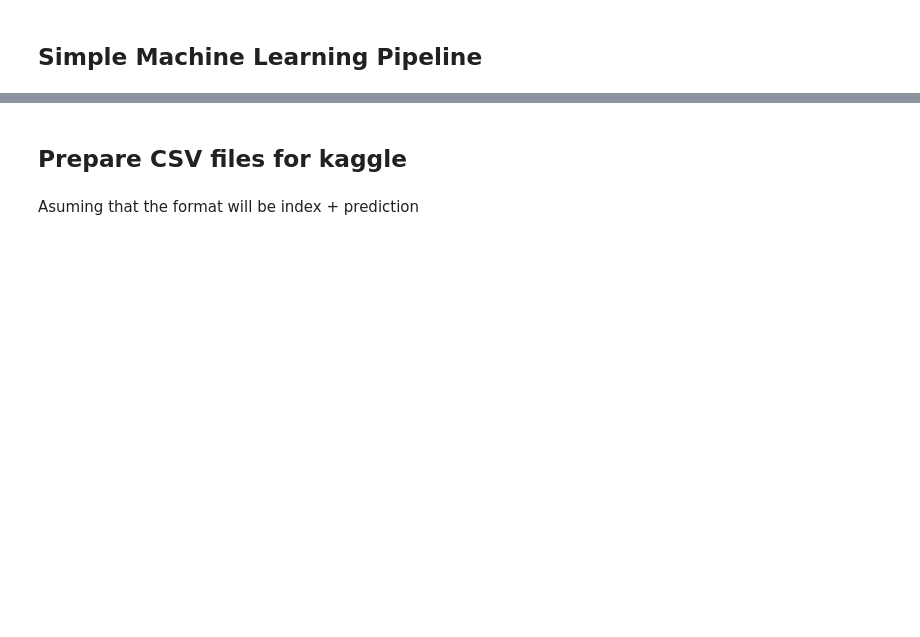
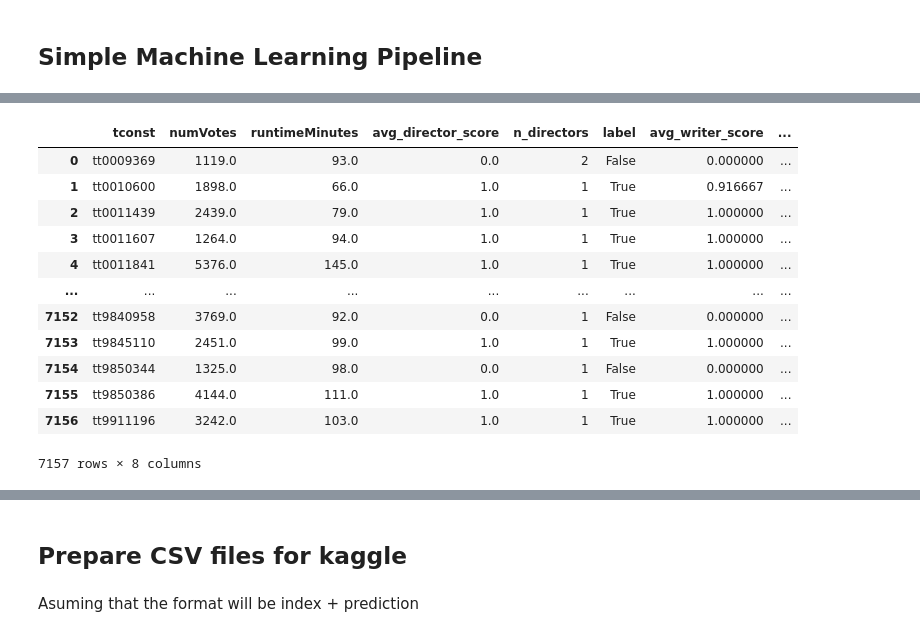
Before and after one commit to 8toz/BigDataProject_IMDB, a Jupyter notebook: imdb.ipynb, the cells around one changed output, grey strips where cells are left out. Cells and saved outputs as stored; diff of their text form; code cells hidden in the pictures; blank space fills up the shorter version.

```diff
--- a/imdb.ipynb
+++ b/imdb.ipynb
@@ -100,0 +88,14 @@ Name: count, Length: 15248, dtype: int64
+# %%
+def get_scores_train(df):
+    df = df.merge(directing_df, how="left", left_on="tconst", right_on="movie", suffixes=("_directors", "_writers"))
+    df = df.groupby(["tconst","numVotes", "runtimeMinutes", "label"])[["score"]].agg(["mean", "count"])
+    df.columns = ['_'.join(col) for col in df.columns]
+    df = df[["score_mean", "score_count"]]
+    df = df.rename(columns={"score_mean":"avg_director_score", "score_count":"n_directors"})
+    df = df.reset_index()
+    df = df.merge(writing_df, how="left", left_on="tconst", right_on="movie", suffixes=("_directors", "_writers"))
+    df = df.groupby(["tconst", "numVotes", "runtimeMinutes", "avg_director_score", "n_directors", "label"])[["score"]].agg(["mean", "count"])
+    df.columns = ['_'.join(col) for col in df.columns]
+    df = df.reset_index()
+    df = df.rename(columns={"score_mean":"avg_writer_score", "score_count":"n_writers"})
+    return df
@@ -101,3 +117,5 @@ Name: count, Length: 15248, dtype: int64
+# %%
+train = get_scores_train(train)
 # %% [markdown]
 ## Simple Machine Learning Pipeline
 # %%
@@ -109,4 +136,20 @@ feature_cols = ["runtimeMinutes", "numVotes"]
 X, y = train[feature_cols], train["label"]
+# %%
+train
+# %% [output]
+|  | tconst | numVotes | runtimeMinutes | avg_director_score | n_directors | label | avg_writer_score | ... |
+| 0 | tt0009369 | 1119.0 | 93.0 | 0.0 | 2 | False | 0.000000 | ... |
+| 1 | tt0010600 | 1898.0 | 66.0 | 1.0 | 1 | True | 0.916667 | ... |
+| 2 | tt0011439 | 2439.0 | 79.0 | 1.0 | 1 | True | 1.000000 | ... |
+| 3 | tt0011607 | 1264.0 | 94.0 | 1.0 | 1 | True | 1.000000 | ... |
+| 4 | tt0011841 | 5376.0 | 145.0 | 1.0 | 1 | True | 1.000000 | ... |
+| ... | ... | ... | ... | ... | ... | ... | ... | ... |
+| 7152 | tt9840958 | 3769.0 | 92.0 | 0.0 | 1 | False | 0.000000 | ... |
+| 7153 | tt9845110 | 2451.0 | 99.0 | 1.0 | 1 | True | 1.000000 | ... |
+| 7154 | tt9850344 | 1325.0 | 98.0 | 0.0 | 1 | False | 0.000000 | ... |
+| 7155 | tt9850386 | 4144.0 | 111.0 | 1.0 | 1 | True | 1.000000 | ... |
+| 7156 | tt9911196 | 3242.0 | 103.0 | 1.0 | 1 | True | 1.000000 | ... |
+7157 rows × 8 columns
 # %%
 from sklearn.model_selection import train_test_split, cross_val_score, GridSearchCV
 from sklearn.ensemble import RandomForestClassifier
```
Also changed, not shown: parts of 15 cells of this notebook, 2 other files.
